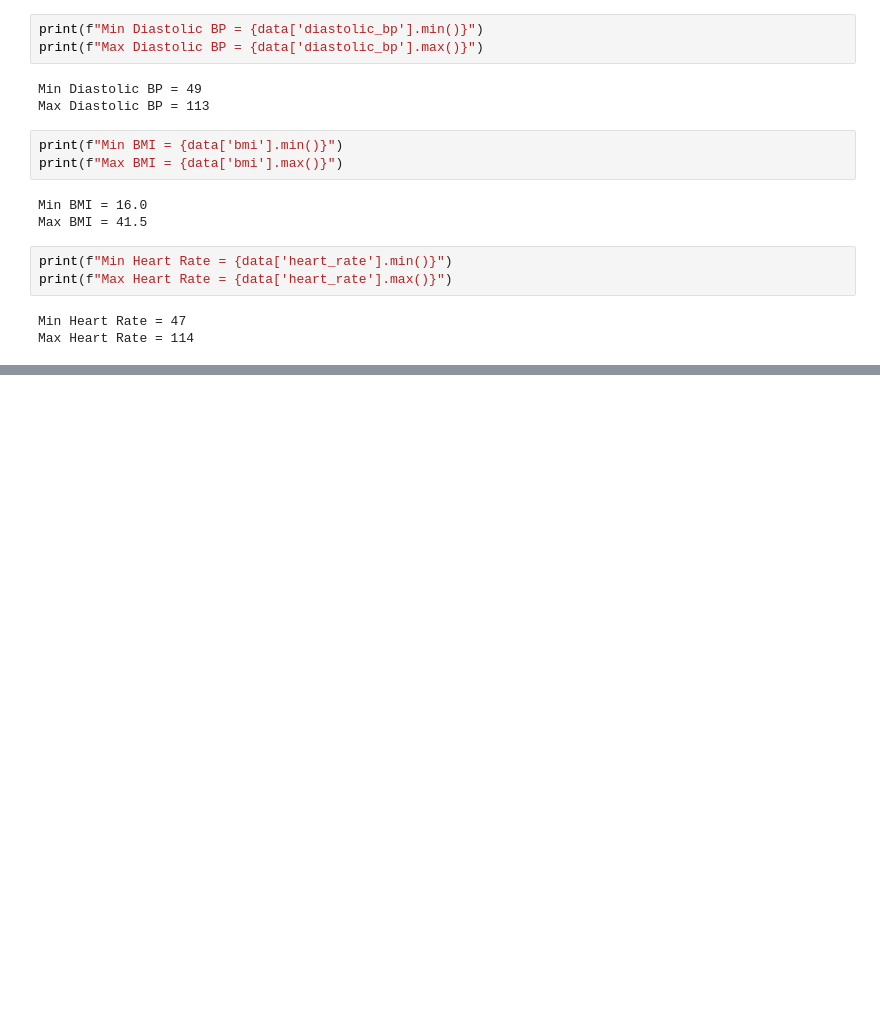
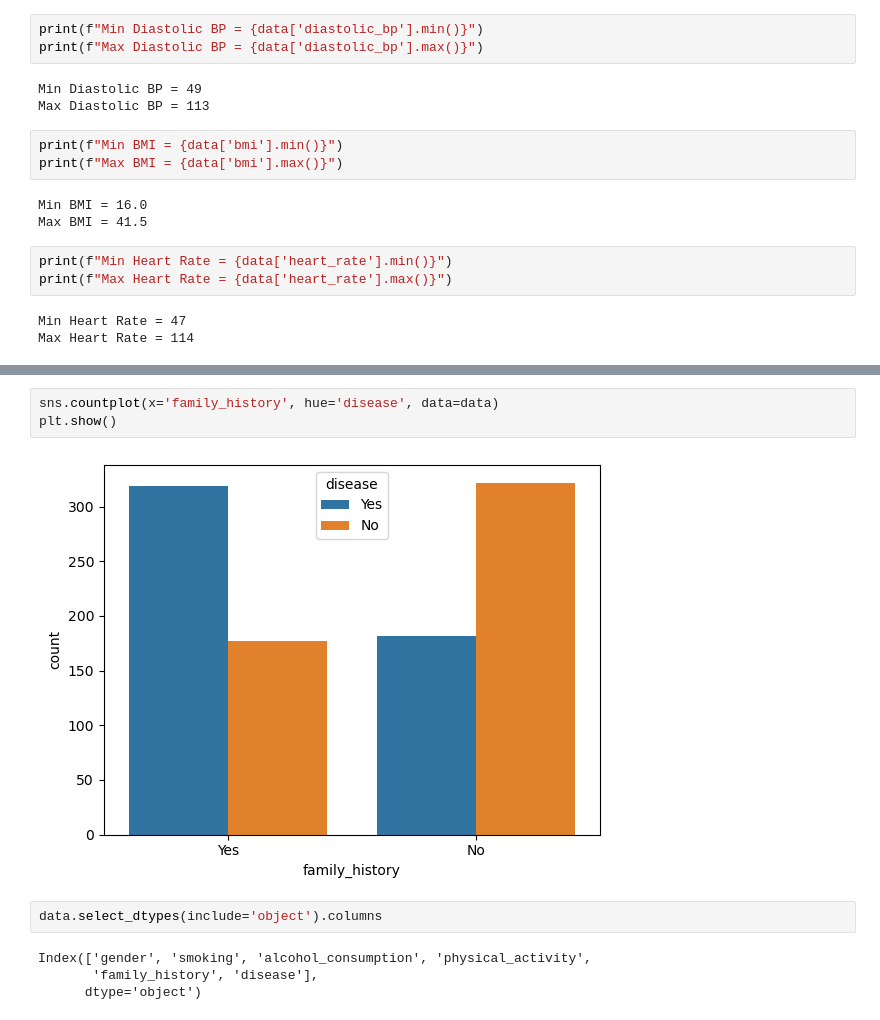
Before and after one commit to prachi123218/Heart_Disease_Prediction, a Jupyter notebook: EDA/data_analysis.ipynb, the cells around one changed output, grey strips where cells are left out. Saved outputs shown, nothing was run; the diff lists cells and outputs as text; blank space fills up the shorter version.

```diff
--- a/EDA/data_analysis.ipynb
+++ b/EDA/data_analysis.ipynb
@@ -132,0 +177,11 @@ Max Heart Rate = 114
+# %%
+sns.countplot(x='family_history', hue='disease', data=data)
+plt.show()
+# %% [output]
+[figure, added]
+# %%
+data.select_dtypes(include='object').columns
+# %% [output]
+Index(['gender', 'smoking', 'alcohol_consumption', 'physical_activity',
+       'family_history', 'disease'],
+      dtype='object')
```
Also changed, not shown: parts of 18 cells of this notebook.
